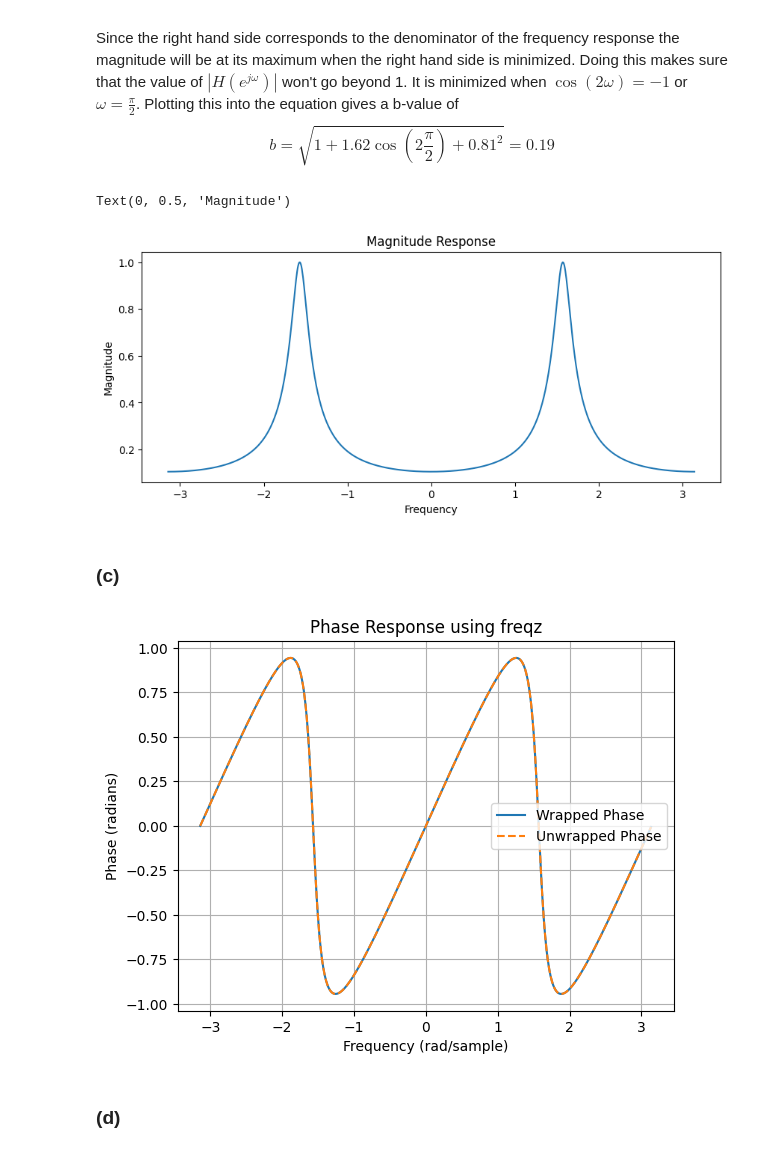
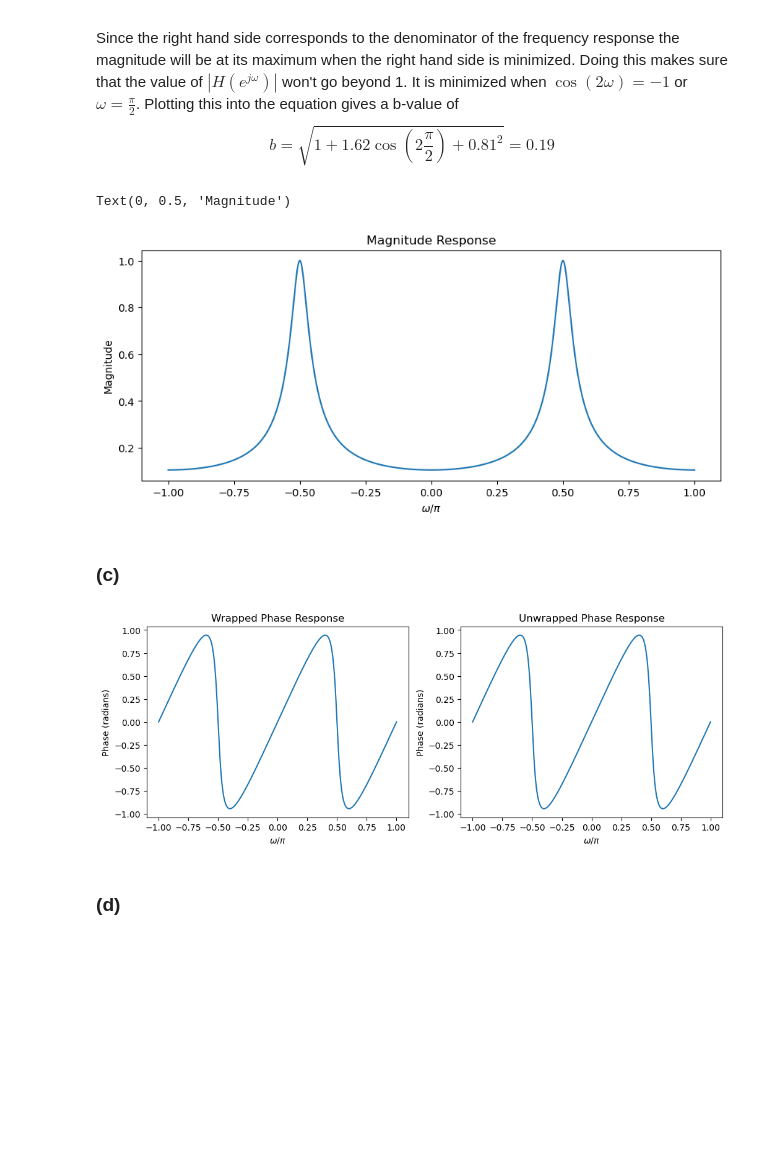
Before and after one commit to Khanrik/UniFolder, a Jupyter notebook: 4. Semester/Diskret-tids signalbehandling/TØ/Uge 6/Uge 6.ipynb, the cells around one changed output. Cells and saved outputs as stored; diff of their text form; code cells hidden in the pictures; blank space fills up the shorter version.

```diff
--- a/4. Semester/Diskret-tids signalbehandling/TØ/Uge 6/Uge 6.ipynb
+++ b/4. Semester/Diskret-tids signalbehandling/TØ/Uge 6/Uge 6.ipynb
@@ -31,35 +31,38 @@ b = \sqrt{ 1 + 1.62 \cos\left( 2 \frac{\pi}{2} \right) + 0.81^{2} } = 0.19
 $$
 # %%
 b = 0.19
-omega = np.linspace(-np.pi, np.pi, 1000)
-H = b / (1 + 0.81 * np.exp(-1j * 2 * omega))
+w = np.linspace(-np.pi, np.pi, 1000)
+num = [b]  # Numerator coefficients
+den = [1, 0, 0.81]  # Denominator coefficients
+_, H = signal.freqz(num, den, worN=w)
+
 plt.figure(figsize=(10, 4))
-plt.plot(omega, np.abs(H))
+plt.plot(w/np.pi, np.abs(H))
 plt.title("Magnitude Response")
-plt.xlabel("Frequency")
+plt.xlabel("$\omega / \pi$")
 plt.ylabel("Magnitude")
 # %% [output]
 Text(0, 0.5, 'Magnitude')
-[figure, old version]
+[figure, new version]
 # %% [markdown]
 ### (c)
 # %%
-# (c) Phase Response using scipy.signal.freqz
-num = [b]  # Numerator coefficients
-den = [1, 0, 0.81]  # Denominator coefficients
-w, H_freqz = signal.freqz(num, den, worN=1000, whole=True)
+plt.figure(figsize=(12, 4))
 
-plt.figure()
-plt.plot(w - np.pi, np.angle(H_freqz), label='Wrapped Phase')
-plt.plot(w - np.pi, np.unwrap(np.angle(H_freqz)), '--', label='Unwrapped Phase')
-plt.xlabel("Frequency (rad/sample)")
+plt.subplot(1, 2, 1)
+plt.plot(w / np.pi, np.angle(H))
+plt.xlabel("$\omega / \pi$")
 plt.ylabel("Phase (radians)")
-plt.title("Phase Response using freqz")
-plt.legend()
-plt.grid()
+plt.title("Wrapped Phase Response")
+
+plt.subplot(1, 2, 2)
+plt.plot(w / np.pi, np.unwrap(np.angle(H)))
+plt.xlabel("$\omega / \pi$")
+plt.ylabel("Phase (radians)")
+plt.title("Unwrapped Phase Response")
 plt.show()
 # %% [output]
-[figure, old version]
+[figure, new version]
 # %% [markdown]
 ### (d)
 # %% [markdown]
```
Also changed, not shown: parts of 1 cell of this notebook, 3 other files.
